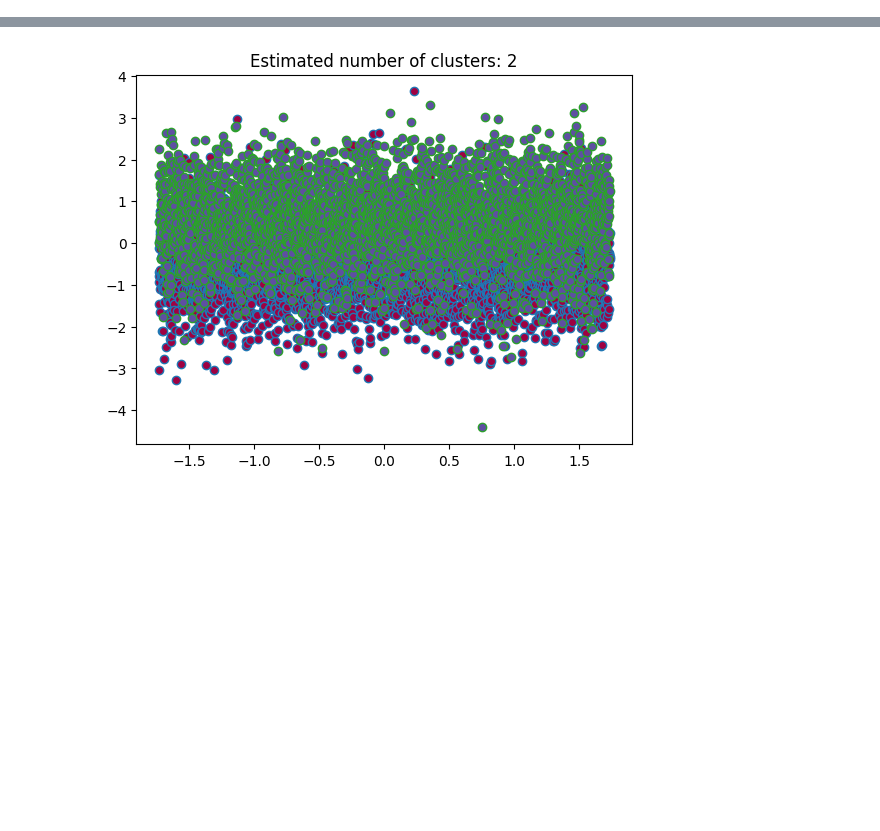
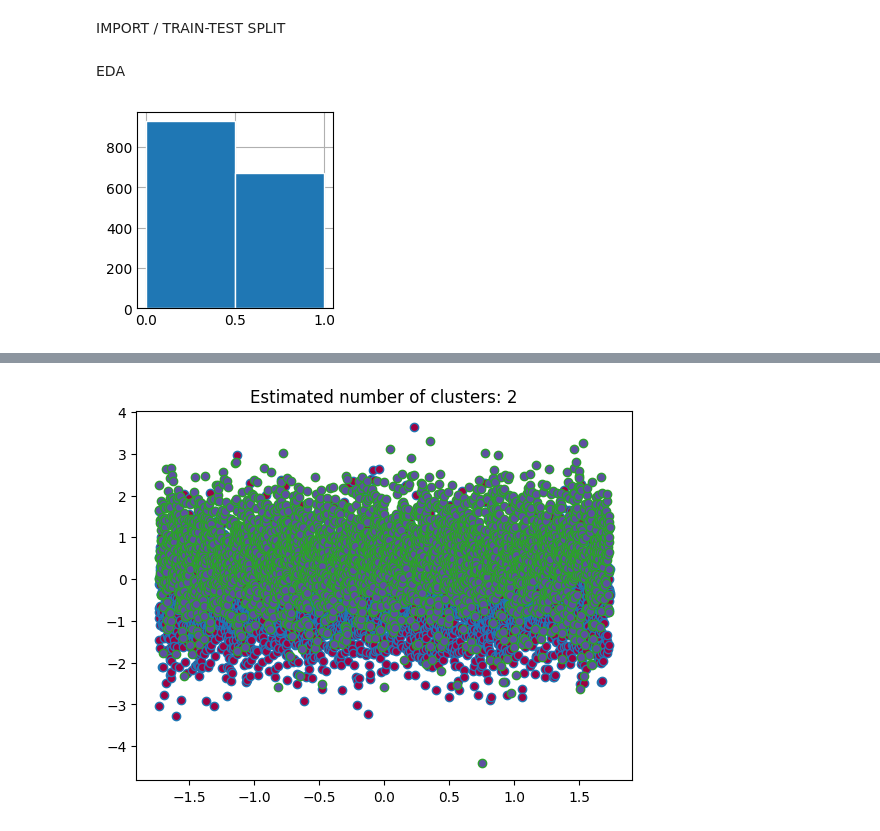
Before and after one commit to jackwooley/capstone-case-studies, a Jupyter notebook: final/kaggle_comp.ipynb, the cells around one changed output, grey strips where cells are left out. Cells and saved outputs as stored; diff of their text form; code cells hidden in the pictures; blank space fills up the shorter version.

Commit message:
Kaggle EDA graphs, MLP

```diff
--- a/final/kaggle_comp.ipynb
+++ b/final/kaggle_comp.ipynb
@@ -9,7 +11,19 @@ import matplotlib.pyplot as plt
+# %% [markdown]
+IMPORT / TRAIN-TEST SPLIT
 # %%
 data = pd.read_csv('DSCapstoneKaggleTrain.csv')
 target = data['class']
 features = data.drop('class', axis=1)
 X = preprocessing.StandardScaler().fit_transform(X=features)
 y = target.values
-X_train, X_test, y_train, y_test = model_selection.train_test_split(X, y, test_size=0.2, random_state=42)
+X_train, X_test, y_train, y_test = model_selection.train_test_split(X, y, test_size=0.2, random_state=42, stratify=y)
+# %% [markdown]
+EDA
+# %%
+# print(data.head(5))
+fig, ax = plt.subplots()
+ax.hist(y_test, bins=2, edgecolor="white")
+# A bit more 0's than 1's in the response, so stratify to be safe
+plt.show()
+# %% [output]
+[figure, added]
```
Also changed, not shown: parts of 6 cells of this notebook, 1 other file.
